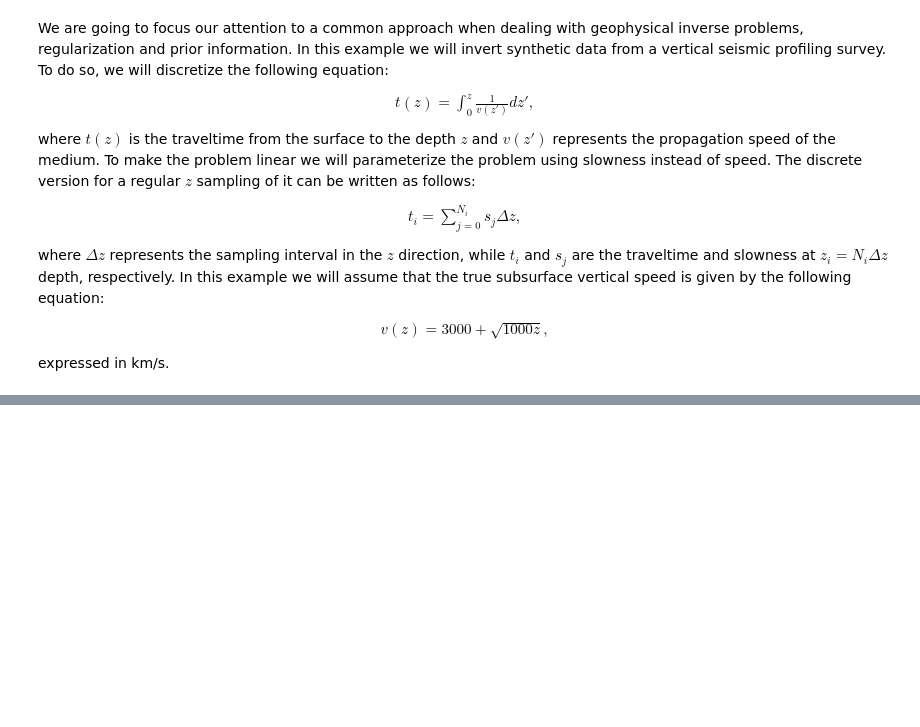
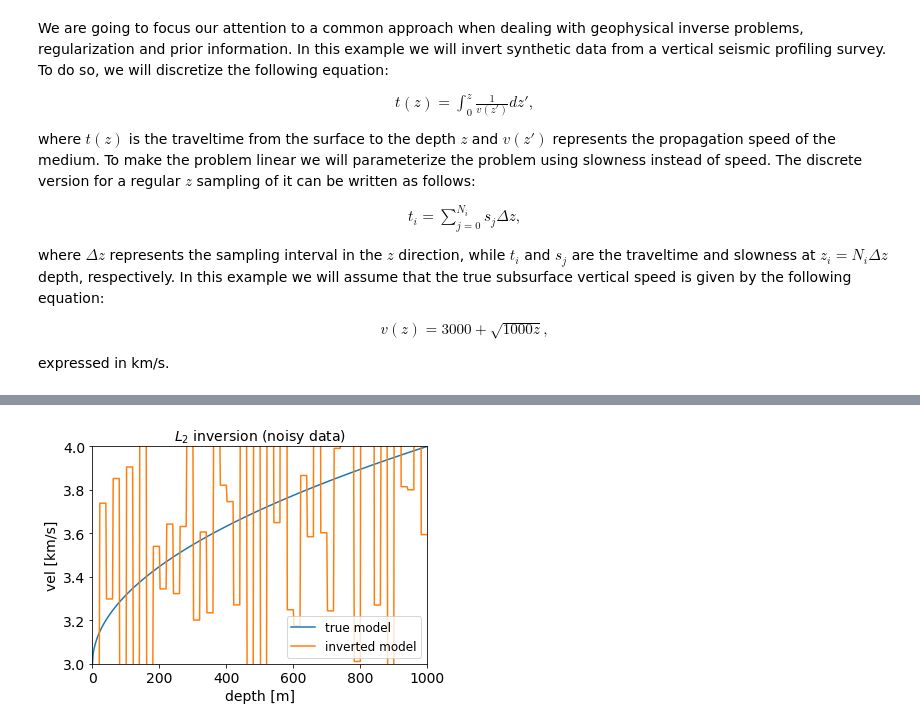
Before and after one commit to arustamm/pythonSolver, a Jupyter notebook: GenericSolver/notebooks/VSP Regularization.ipynb, the cells around one changed output, grey strips where cells are left out. Saved outputs shown, nothing was run; the diff lists cells and outputs as text; code cells hidden in the pictures; blank space fills up the shorter version.

```diff
--- a/GenericSolver/notebooks/VSP Regularization.ipynb
+++ b/GenericSolver/notebooks/VSP Regularization.ipynb
@@ -136,0 +210,3 @@ plt.plot(VSP_prob.model.getNdArray())
+# %%
+VSP_prob_noise = Prblm.ProblemL2Linear(model,noisy_data,VSP_10)
+LCGsolver.run(VSP_prob_noise,verbose=True)
@@ -136,0 +231,12 @@ plt.plot(VSP_prob.model.getNdArray())
+# %%
+fig,ax=plt.subplots()
+plt.plot(z,1.e-3*vel,label='true model')
+plt.plot(z,1.e-3/VSP_prob_noise.model.getNdArray(),label='inverted model')
+plt.xlabel("depth [m]")
+plt.ylabel("vel [km/s]")
+ax.legend()
+plt.ylim(3,4)
+plt.xlim(0,1000)
+_=plt.title("$L_2$ inversion (noisy data)")
+# %% [output]
+[figure, added]
```
Also changed, not shown: parts of 26 cells of this notebook.
